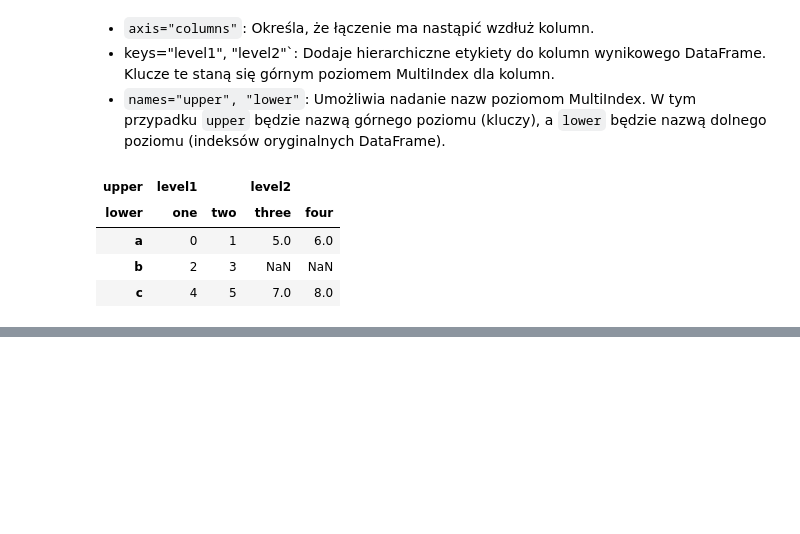
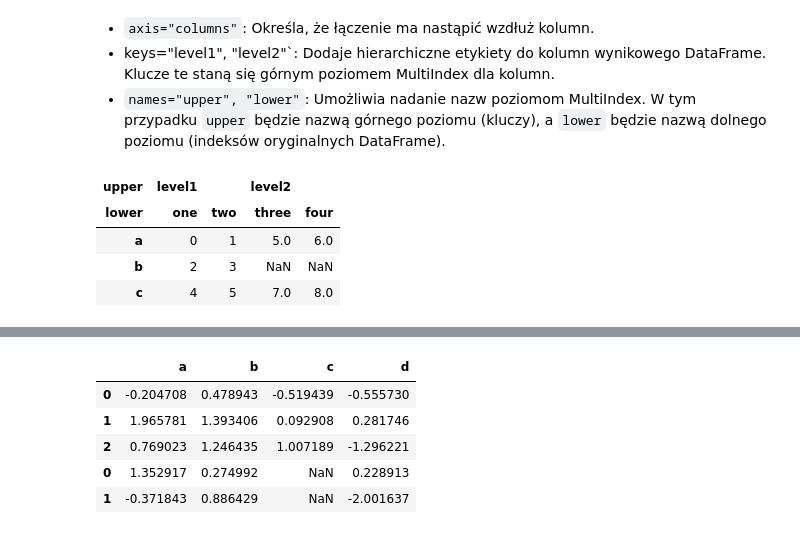
Before and after one commit to url-github/Pandas, a Jupyter notebook: 008_PywAD_Przetwarzanie_danych,_łączenie_itd.ipynb, the cells around one changed output, grey strips where cells are left out. Saved outputs shown, nothing was run; the diff lists cells and outputs as text; code cells hidden in the pictures; blank space fills up the shorter version.

```diff
--- a/008_PywAD_Przetwarzanie_danych,_łączenie_itd.ipynb
+++ b/008_PywAD_Przetwarzanie_danych,_łączenie_itd.ipynb
@@ -985,0 +859,9 @@ pd.melt(df, value_vars=["key", "A", "B"])
+# %%
+pd.concat([df1, df2])
+# %% [output]
+|  | a | b | c | d |
+| 0 | -0.204708 | 0.478943 | -0.519439 | -0.555730 |
+| 1 | 1.965781 | 1.393406 | 0.092908 | 0.281746 |
+| 2 | 0.769023 | 1.246435 | 1.007189 | -1.296221 |
+| 0 | 1.352917 | 0.274992 | NaN | 0.228913 |
+| 1 | -0.371843 | 0.886429 | NaN | -2.001637 |
```
Also changed, not shown: parts of 72 cells of this notebook.
